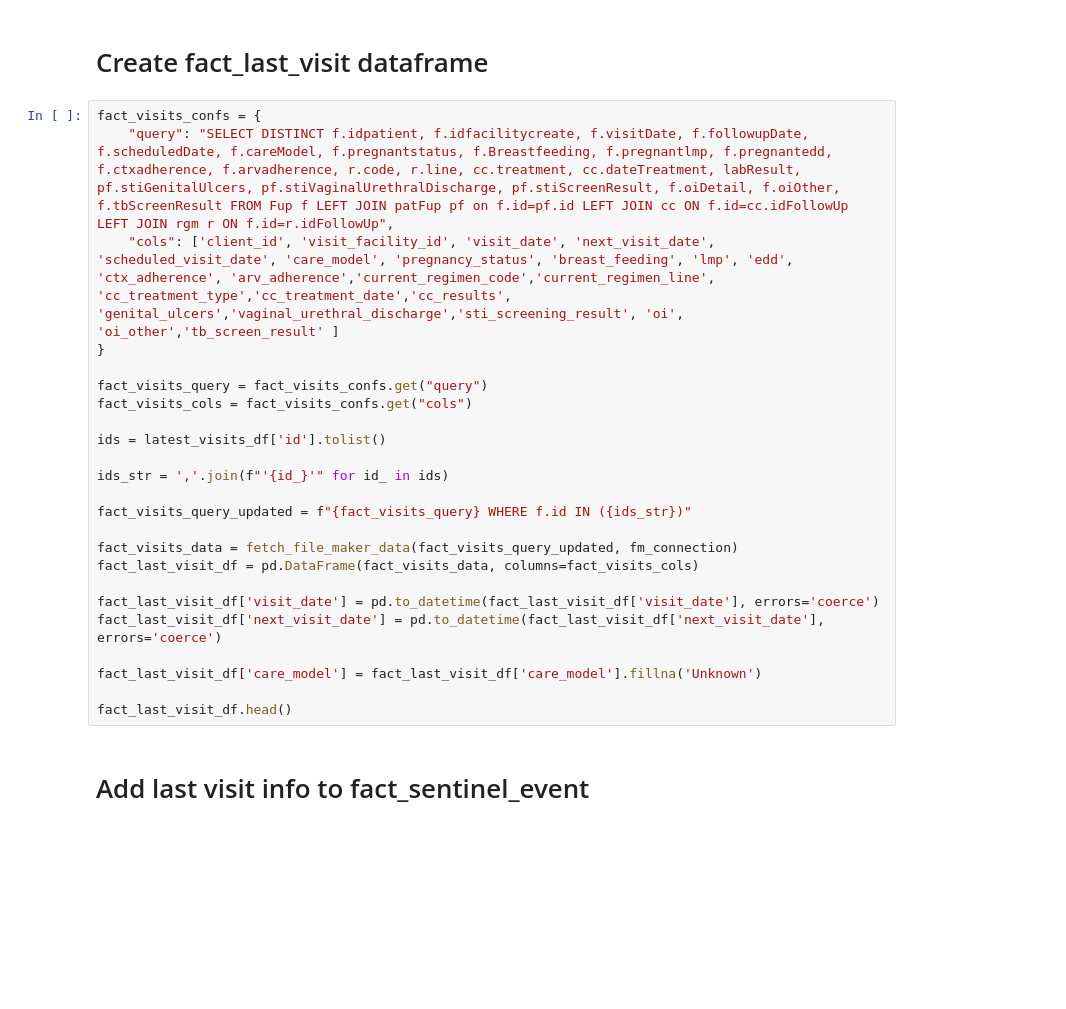
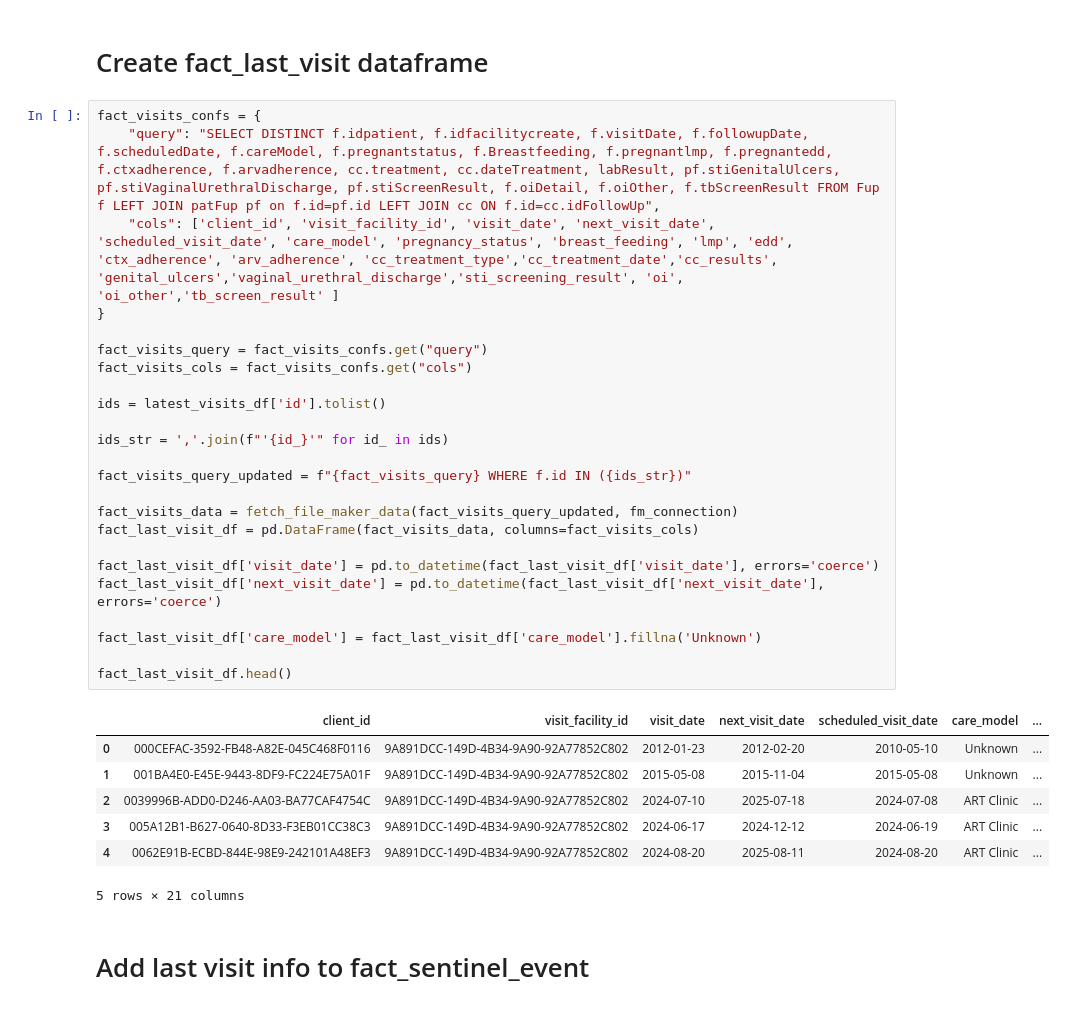
Before and after one commit to UCSF-IGHS/duft-config, a Jupyter notebook: system/data_tasks/fm_sentinel_events.ipynb, the cells around one changed output. Saved outputs shown, nothing was run; the diff lists cells and outputs as text; blank space fills up the shorter version.

```diff
--- a/system/data_tasks/fm_sentinel_events.ipynb
+++ b/system/data_tasks/fm_sentinel_events.ipynb
@@ -263,28 +337,36 @@ fact_sentinel_event_df.head()
 # Create fact_last_visit dataframe
 # %%
 fact_visits_confs = {
-    "query": "SELECT DISTINCT f.idpatient, f.idfacilitycreate, f.visitDate, f.followupDate, f.scheduledDate, f.careModel, f.pregnantstatus, f.Breastfeeding, f.pregnantlmp, f.pregnantedd, f.ctxadherence, f.arvadherence, r.code, r.line, cc.treatment, cc.dateTreatment, labResult, pf.stiGenitalUlcers, pf.stiVaginalUrethralDischarge, pf.stiScreenResult, f.oiDetail, f.oiOther, f.tbScreenResult FROM Fup f LEFT JOIN patFup pf on f.id=pf.id LEFT JOIN cc ON f.id=cc.idFollowUp LEFT JOIN rgm r ON f.id=r.idFollowUp",
-    "cols": ['client_id', 'visit_facility_id', 'visit_date', 'next_visit_date', 'scheduled_visit_date', 'care_model', 'pregnancy_status', 'breast_feeding', 'lmp', 'edd', 'ctx_adherence', 'arv_adherence','current_regimen_code','current_regimen_line', 'cc_treatment_type','cc_treatment_date','cc_results', 'genital_ulcers','vaginal_urethral_discharge','sti_screening_result', 'oi', 'oi_other','tb_screen_result' ]
+    "query": "SELECT DISTINCT f.idpatient, f.idfacilitycreate, f.visitDate, f.followupDate, f.scheduledDate, f.careModel, f.pregnantstatus, f.Breastfeeding, f.pregnantlmp, f.pregnantedd, f.ctxadherence, f.arvadherence, cc.treatment, cc.dateTreatment, labResult, pf.stiGenitalUlcers, pf.stiVaginalUrethralDischarge, pf.stiScreenResult, f.oiDetail, f.oiOther, f.tbScreenResult FROM Fup f LEFT JOIN patFup pf on f.id=pf.id LEFT JOIN cc ON f.id=cc.idFollowUp",
+    "cols": ['client_id', 'visit_facility_id', 'visit_date', 'next_visit_date', 'scheduled_visit_date', 'care_model', 'pregnancy_status', 'breast_feeding', 'lmp', 'edd', 'ctx_adherence', 'arv_adherence', 'cc_treatment_type','cc_treatment_date','cc_results', 'genital_ulcers','vaginal_urethral_discharge','sti_screening_result', 'oi', 'oi_other','tb_screen_result' ]
 }
 
 fact_visits_query = fact_visits_confs.get("query")
 fact_visits_cols = fact_visits_confs.get("cols")
 
 ids = latest_visits_df['id'].tolist()
 
 ids_str = ','.join(f"'{id_}'" for id_ in ids)
 
 fact_visits_query_updated = f"{fact_visits_query} WHERE f.id IN ({ids_str})"
 
 fact_visits_data = fetch_file_maker_data(fact_visits_query_updated, fm_connection)
 fact_last_visit_df = pd.DataFrame(fact_visits_data, columns=fact_visits_cols)
 
 fact_last_visit_df['visit_date'] = pd.to_datetime(fact_last_visit_df['visit_date'], errors='coerce')
 fact_last_visit_df['next_visit_date'] = pd.to_datetime(fact_last_visit_df['next_visit_date'], errors='coerce')
 
 fact_last_visit_df['care_model'] = fact_last_visit_df['care_model'].fillna('Unknown')
 
 fact_last_visit_df.head()
+# %% [output]
+|  | client_id | visit_facility_id | visit_date | next_visit_date | scheduled_visit_date | care_model | ... |
+| 0 | 000CEFAC-3592-FB48-A82E-045C468F0116 | 9A891DCC-149D-4B34-9A90-92A77852C802 | 2012-01-23 | 2012-02-20 | 2010-05-10 | Unknown | ... |
+| 1 | 001BA4E0-E45E-9443-8DF9-FC224E75A01F | 9A891DCC-149D-4B34-9A90-92A77852C802 | 2015-05-08 | 2015-11-04 | 2015-05-08 | Unknown | ... |
+| 2 | 0039996B-ADD0-D246-AA03-BA77CAF4754C | 9A891DCC-149D-4B34-9A90-92A77852C802 | 2024-07-10 | 2025-07-18 | 2024-07-08 | ART Clinic | ... |
+| 3 | 005A12B1-B627-0640-8D33-F3EB01CC38C3 | 9A891DCC-149D-4B34-9A90-92A77852C802 | 2024-06-17 | 2024-12-12 | 2024-06-19 | ART Clinic | ... |
+| 4 | 0062E91B-ECBD-844E-98E9-242101A48EF3 | 9A891DCC-149D-4B34-9A90-92A77852C802 | 2024-08-20 | 2025-08-11 | 2024-08-20 | ART Clinic | ... |
+5 rows × 21 columns
 # %% [markdown]
 # Add last visit info to fact_sentinel_event
 # %%
```
Also changed, not shown: parts of 68 cells of this notebook, 10 other files.
